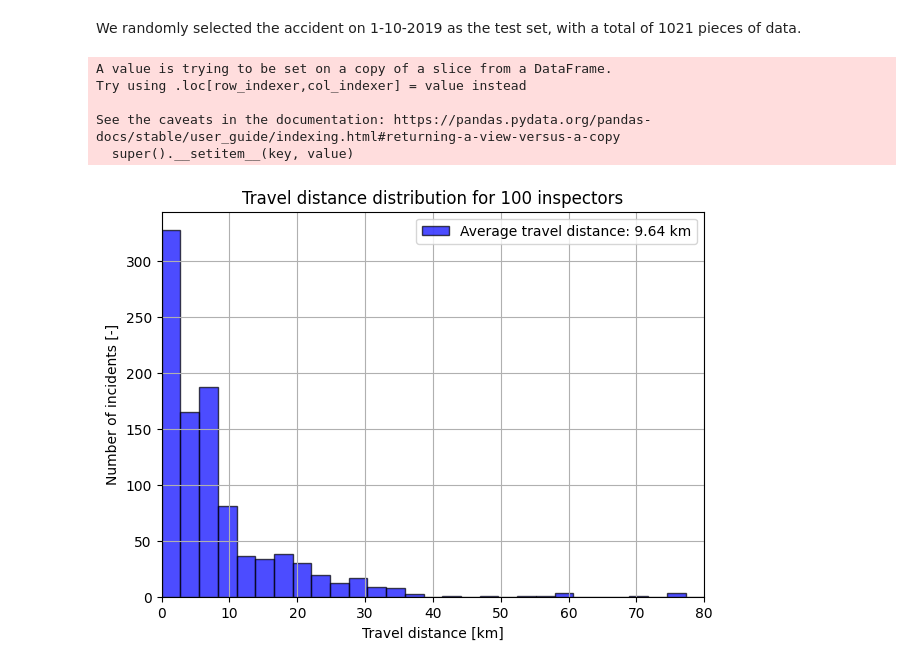
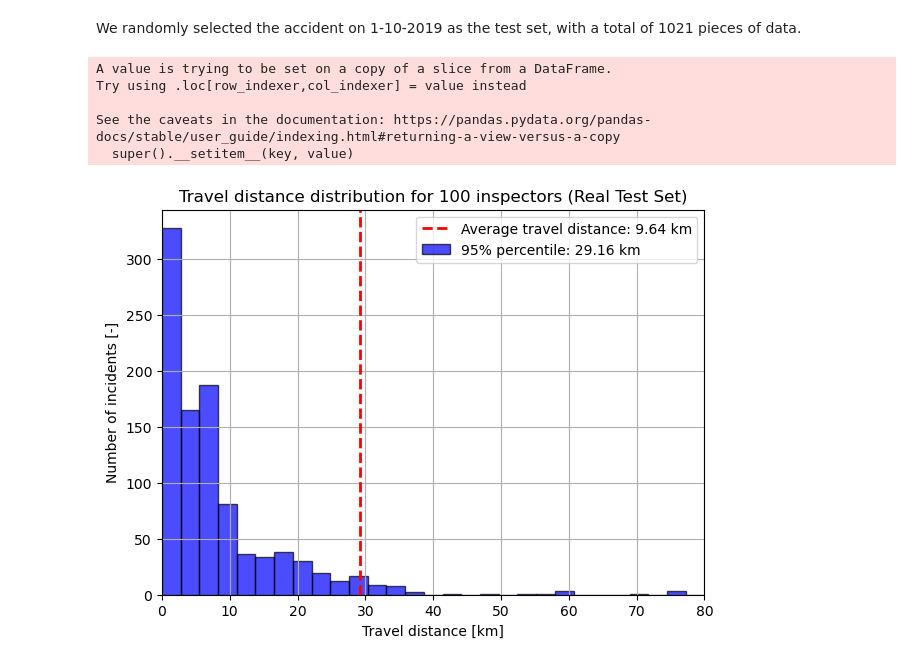
Before and after one commit to Max-Lange/CIEM6302_RWS-Project, a Jupyter notebook: final_notebook.ipynb, the cells around one changed output. Saved outputs shown, nothing was run; the diff lists cells and outputs as text; code cells hidden in the pictures.

```diff
--- a/final_notebook.ipynb
+++ b/final_notebook.ipynb
@@ -572,20 +758,24 @@ We randomly selected the accident on 1-10-2019 as the test set, with a total of
 # %%
 filtered_incidents = test_incident_gdf[np.isfinite(test_incident_gdf['Travel distance'])]
 filtered_incidents['Travel distance (KM)'] = filtered_incidents['Travel distance']/1000
 
+percentile_95 = np.percentile(filtered_incidents['Travel distance (KM)'], 95)
+
 plt.figure(figsize=(7, 5))
 plt.hist(filtered_incidents['Travel distance (KM)'], bins=50, density=False, color='blue', edgecolor='black', alpha=0.7)
+plt.axvline(percentile_95, color='red', linestyle='dashed', linewidth=2)
 plt.xlabel('Travel distance [km]')
 plt.ylabel('Number of incidents [-]')
-plt.legend([f'Average travel distance: {test_average_distance/1000:.2f} km'])
-plt.title(f"Travel distance distribution for {len(placements)-10} inspectors")
+plt.legend([f'Average travel distance: {test_average_distance/1000:.2f} km',
+            f'95% percentile: {percentile_95:.2f} km'])
+plt.title(f"Travel distance distribution for {len(placements)-10} inspectors (Real Test Set)")
 plt.xlim(0, 80)
 plt.grid(True)
 plt.show()
 # %% [output]
 A value is trying to be set on a copy of a slice from a DataFrame.
 Try using .loc[row_indexer,col_indexer] = value instead
 
 See the caveats in the documentation: https://pandas.pydata.org/pandas-docs/stable/user_guide/indexing.html#returning-a-view-versus-a-copy
   super().__setitem__(key, value)
-[figure, old version]
+[figure, new version]
```
Also changed, not shown: parts of 21 cells of this notebook, 1 other file.
